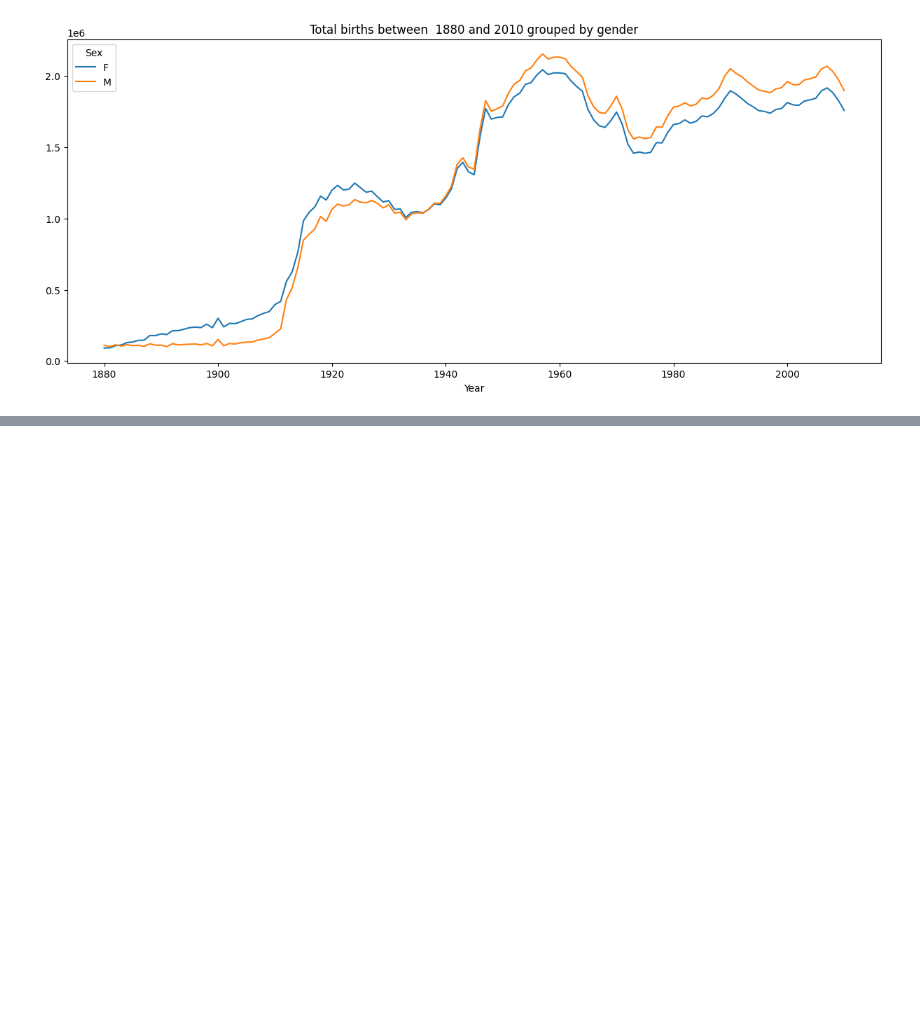
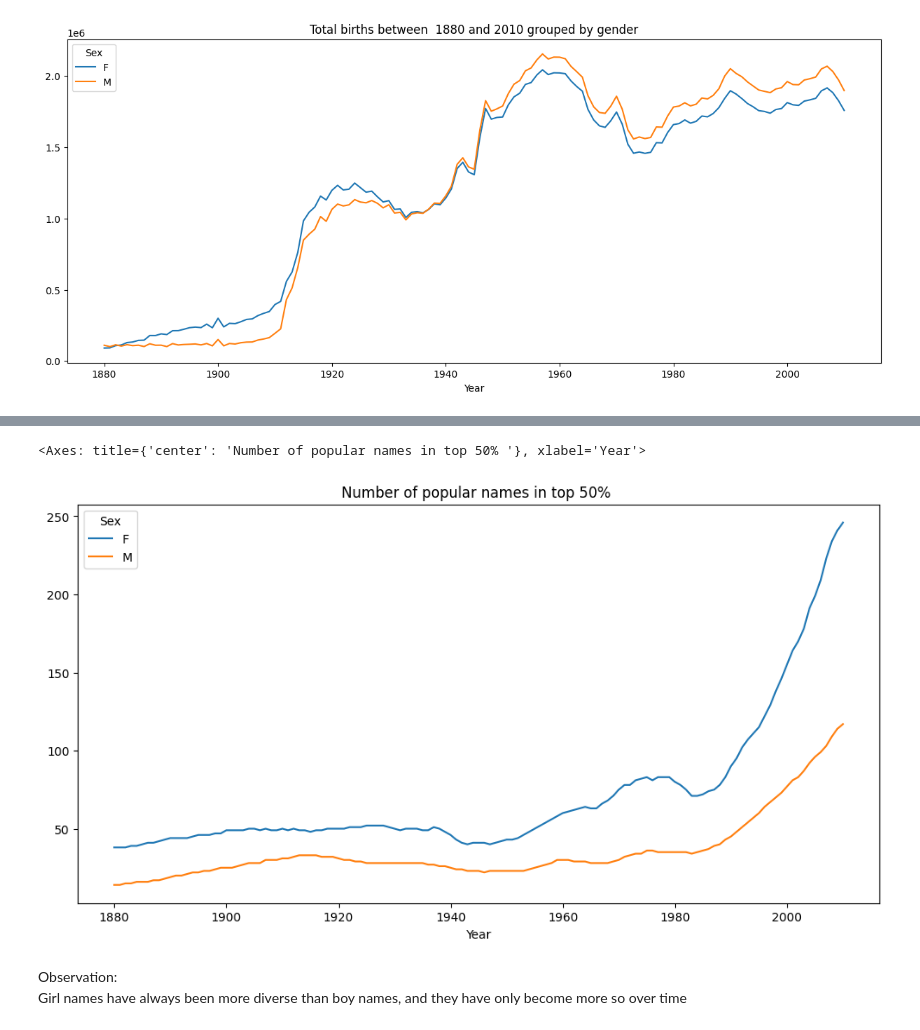
Before and after one commit to Njeri-Gitome/Python_for_DataAnalysis, a Jupyter notebook: Introductory.ipynb, the cells around one changed output, grey strips where cells are left out. Drawn from its saved outputs; the diff is of its cells as text; code cells hidden in the pictures; blank space fills up the shorter version.

```diff
--- a/Introductory.ipynb
+++ b/Introductory.ipynb
@@ -1074,0 +1316,11 @@ AttributeError: 'numpy.ndarray' object has no attribute 'count'
+# %%
+# Function for cumulative sum to be applied in the year/sex combination
+
+def get_quantile_count (group, q =0.5):
+    group = group.sort_values(by ='Proportion', ascending  = False)
+    return group['Proportion'].cumsum().searchsorted(q)+1
+# %%
+#Function use
+diversity = top_1000.groupby(['Year','Sex']).apply(get_quantile_count)
+diversity =diversity.unstack('Sex') # reshapes the result moving the 'Sex' level of the index to columns, making it easier to work with.
+diversity.head()
@@ -1074,0 +1335,8 @@ AttributeError: 'numpy.ndarray' object has no attribute 'count'
+# %%
+diversity.plot(title ='Number of popular names in top 50% ', figsize = (12,6))
+# %% [output]
+<Axes: title={'center': 'Number of popular names in top 50% '}, xlabel='Year'>
+[figure, added]
+# %% [markdown]
+Observation:<br>
+Girl names have always been more diverse than boy names, and they have only become more so over time
```
Also changed, not shown: parts of 34 cells of this notebook.
